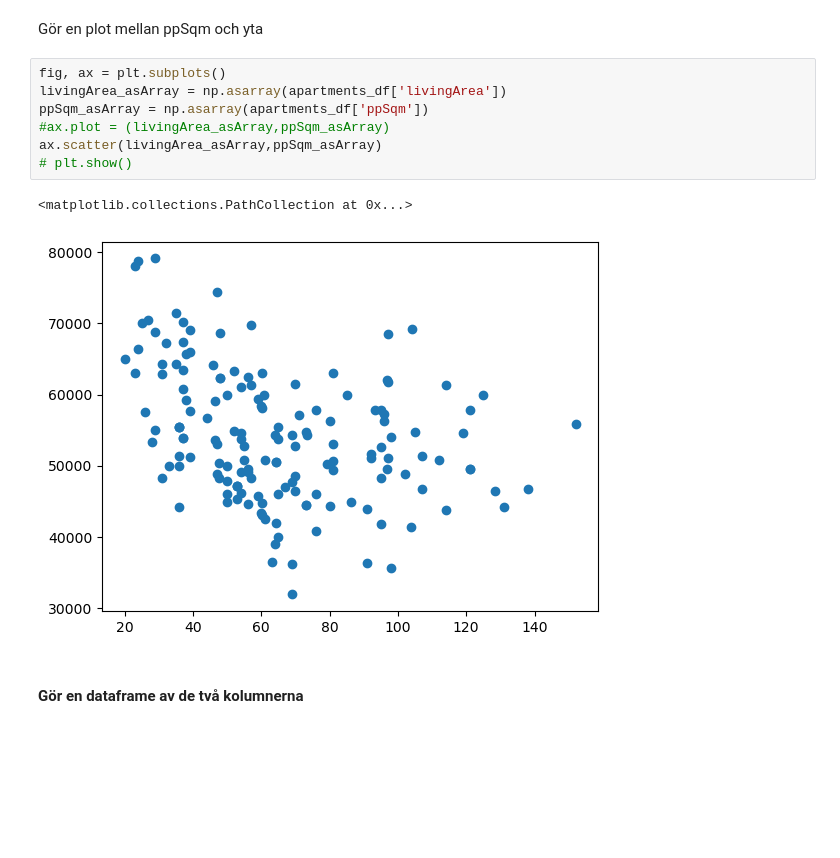
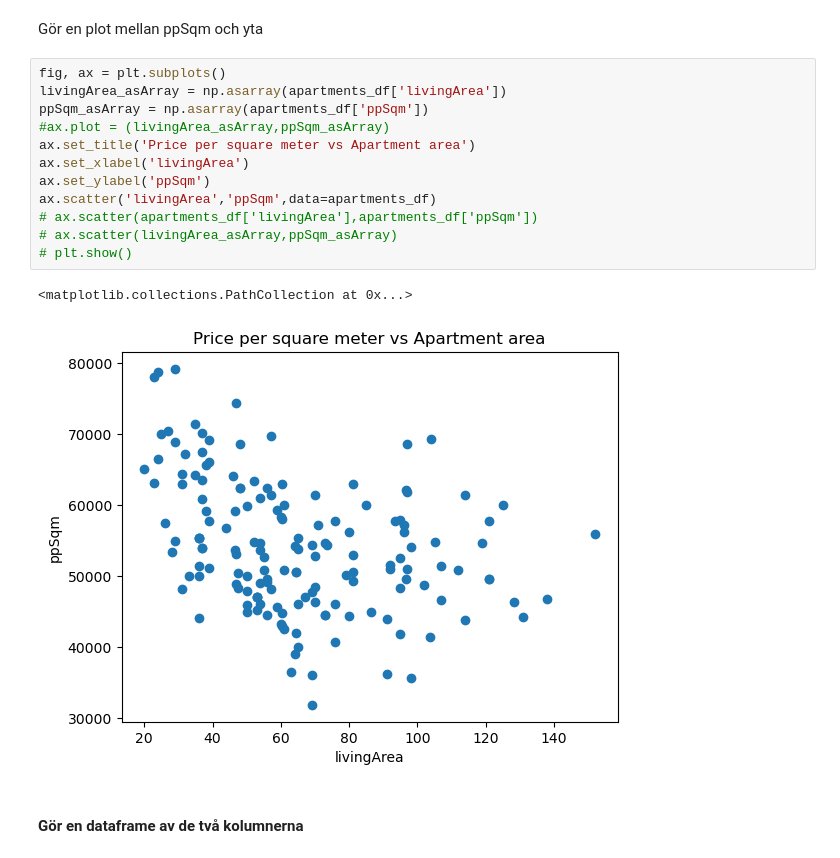
Before and after one commit to totatorbj/su-mt4007, a Jupyter notebook: HW2/HW2_investigation.ipynb, the cells around one changed output. Cells and saved outputs as stored; diff of their text form; blank space fills up the shorter version.

Commit message:
Continued with HW2
Mainly work with the plots

```diff
--- a/HW2/HW2_investigation.ipynb
+++ b/HW2/HW2_investigation.ipynb
@@ -128,13 +128,18 @@ Gör en plot mellan ppSqm och yta
 # %%
 fig, ax = plt.subplots()
 livingArea_asArray = np.asarray(apartments_df['livingArea'])
 ppSqm_asArray = np.asarray(apartments_df['ppSqm'])
 #ax.plot = (livingArea_asArray,ppSqm_asArray)
-ax.scatter(livingArea_asArray,ppSqm_asArray)
+ax.set_title('Price per square meter vs Apartment area')
+ax.set_xlabel('livingArea')
+ax.set_ylabel('ppSqm')
+ax.scatter('livingArea','ppSqm',data=apartments_df)
+# ax.scatter(apartments_df['livingArea'],apartments_df['ppSqm'])
+# ax.scatter(livingArea_asArray,ppSqm_asArray)
 # plt.show()
 # %% [output]
 <matplotlib.collections.PathCollection at 0x...>
-[figure, old version]
+[figure, new version]
 # %% [markdown]
 #### Gör en dataframe av de två kolumnerna
 # %%
```
Also changed, not shown: parts of 3 cells of this notebook, 1 other file.
